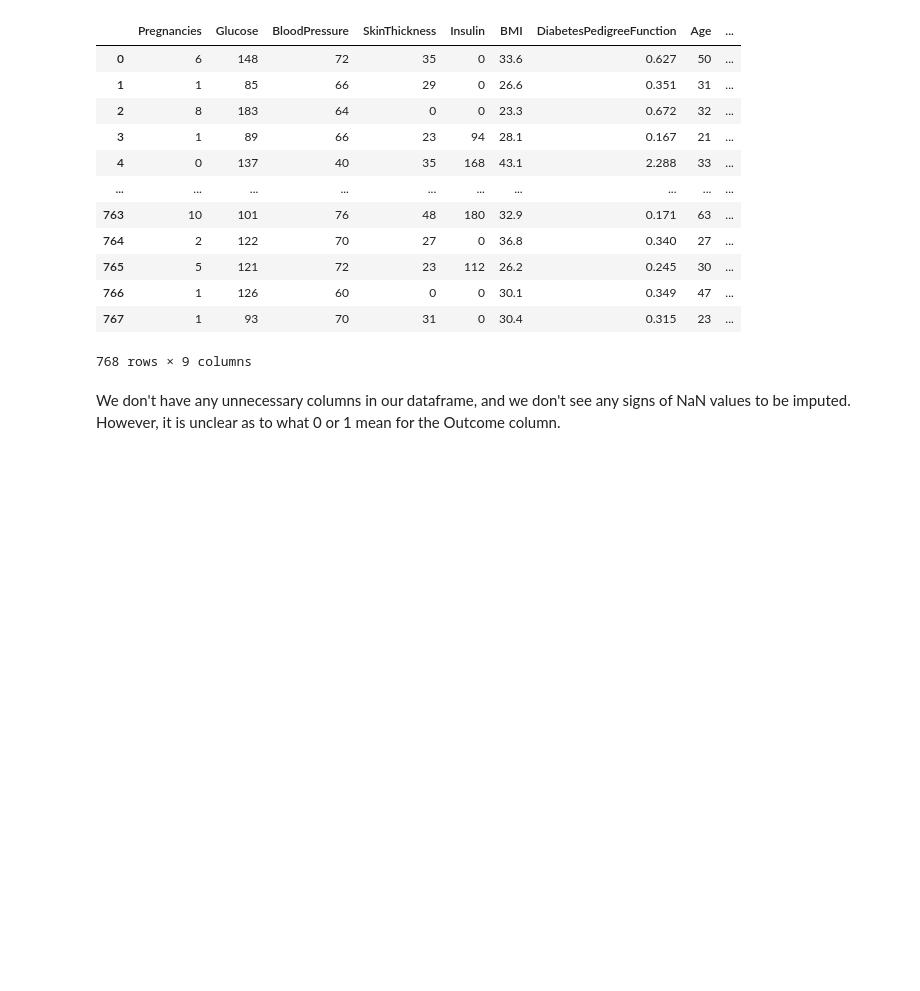
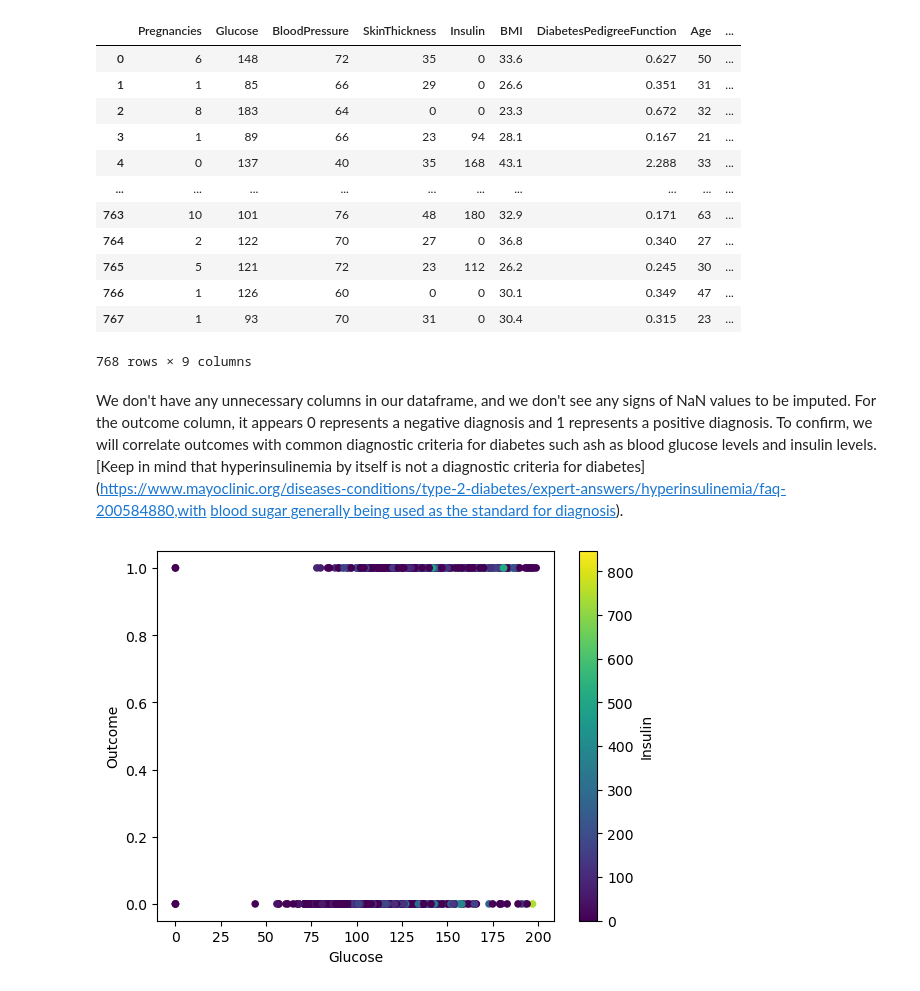
Before and after one commit to ASMach/CSCI-E184-PSET4, a Jupyter notebook: Diabetes Analysis.ipynb, the cells around one changed output. Drawn from its saved outputs; the diff is of its cells as text; code cells hidden in the pictures; blank space fills up the shorter version.

Commit message:
Update Diabetes Analysis.ipynb
basic binary data

```diff
--- a/Diabetes Analysis.ipynb
+++ b/Diabetes Analysis.ipynb
@@ -33,4 +33,11 @@ df
 | 767 | 1 | 93 | 70 | 31 | 0 | 30.4 | 0.315 | 23 | ... |
 768 rows × 9 columns
 # %% [markdown]
-We don't have any unnecessary columns in our dataframe, and we don't see any signs of NaN values to be imputed. However, it is unclear as to what 0 or 1 mean for the Outcome column.
+We don't have any unnecessary columns in our dataframe, and we don't see any signs of NaN values to be imputed. For the outcome column, it appears 0 represents a negative diagnosis and 1 represents a positive diagnosis. To confirm, we will correlate outcomes with common diagnostic criteria for diabetes such ash as blood glucose levels and insulin levels. [Keep in mind that hyperinsulinemia by itself is not a diagnostic criteria for diabetes](https://www.mayoclinic.org/diseases-conditions/type-2-diabetes/expert-answers/hyperinsulinemia/faq-200584880,with [blood sugar generally being used as the standard for diagnosis](https://www.mayoclinic.org/diseases-conditions/diabetes/diagnosis-treatment/drc-20371451#:~:text=A%20blood%20sugar%20level%20less,L)).
+# %%
+ax2 = df.plot.scatter(x='Glucose',
+                      y='Outcome',
+                      c='Insulin',
+                      colormap='viridis')
+# %% [output]
+[figure, added]
```
